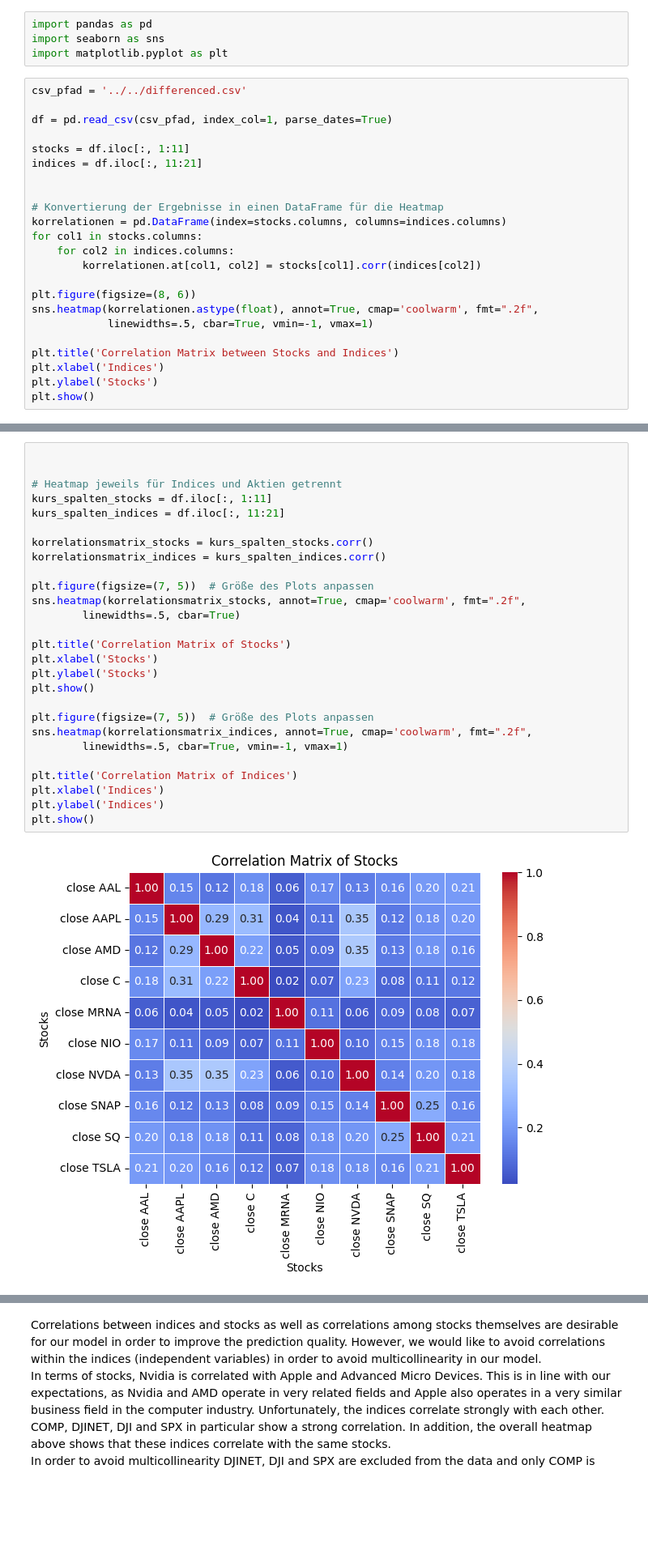
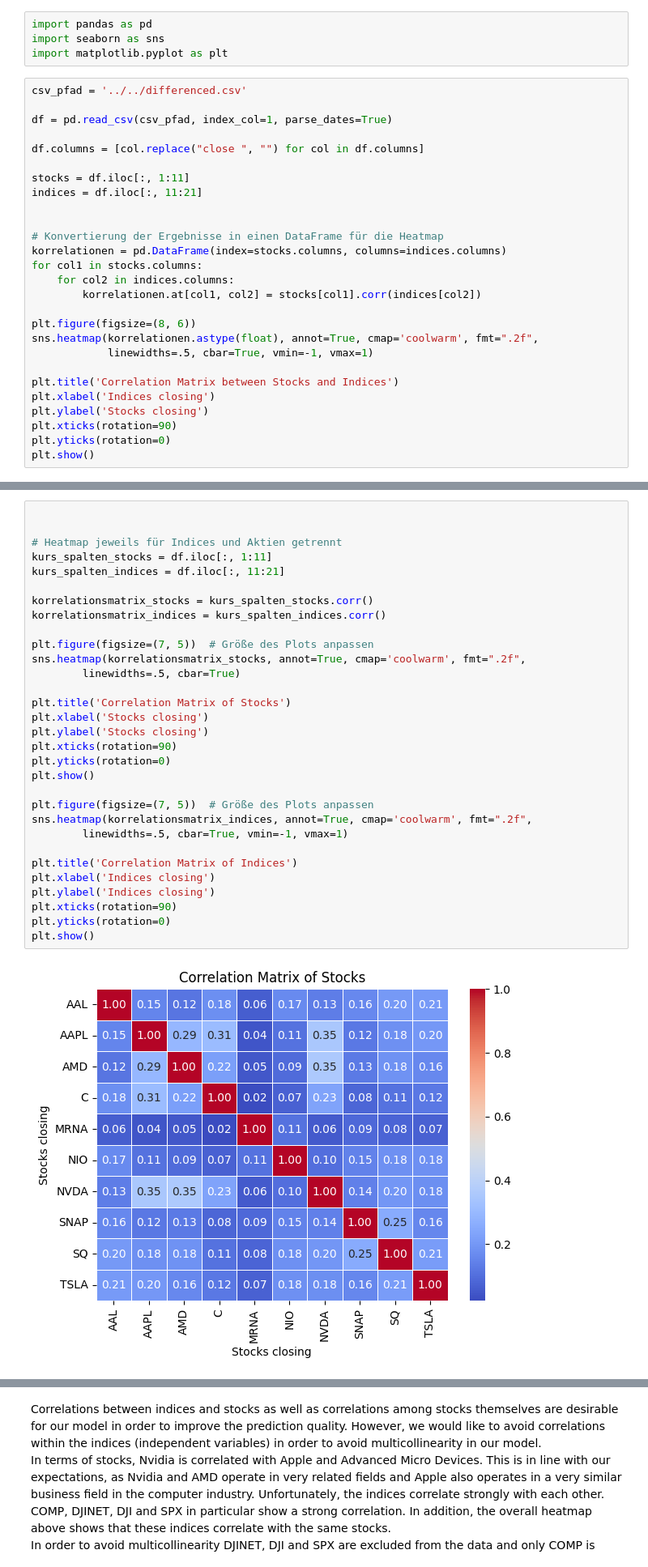
Before and after one commit to Djauschan/Deep_Learning_Projekt_FH_Wedel, a Jupyter notebook: transformer/src_transformers/preprocessing/data_analysis.ipynb, the cells around one changed output, grey strips where cells are left out. Shown at 81% size. Drawn from its saved outputs; the diff is of its cells as text; blank space fills up the shorter version.

Commit message:
Heatmap Layout

```diff
--- a/transformer/src_transformers/preprocessing/data_analysis.ipynb
+++ b/transformer/src_transformers/preprocessing/data_analysis.ipynb
@@ -12,6 +12,8 @@ import matplotlib.pyplot as plt
 csv_pfad = '../../differenced.csv'
 
 df = pd.read_csv(csv_pfad, index_col=1, parse_dates=True)
+
+df.columns = [col.replace("close ", "") for col in df.columns]
 
 stocks = df.iloc[:, 1:11]
 indices = df.iloc[:, 11:21]
@@ -28,7 +30,9 @@ sns.heatmap(korrelationen.astype(float), annot=True, cmap='coolwarm', fmt=".2f",
             linewidths=.5, cbar=True, vmin=-1, vmax=1)
 
 plt.title('Correlation Matrix between Stocks and Indices')
-plt.xlabel('Indices')
-plt.ylabel('Stocks')
+plt.xlabel('Indices closing')
+plt.ylabel('Stocks closing')
+plt.xticks(rotation=90)
+plt.yticks(rotation=0)
 plt.show()
 # %% [output]
@@ -38,29 +42,33 @@ Splitted heatmap: Indices only and stocks only for better readability
 # %%
 
 
 # Heatmap jeweils für Indices und Aktien getrennt
 kurs_spalten_stocks = df.iloc[:, 1:11]
 kurs_spalten_indices = df.iloc[:, 11:21]
 
 korrelationsmatrix_stocks = kurs_spalten_stocks.corr()
 korrelationsmatrix_indices = kurs_spalten_indices.corr()
 
 plt.figure(figsize=(7, 5))  # Größe des Plots anpassen
 sns.heatmap(korrelationsmatrix_stocks, annot=True, cmap='coolwarm', fmt=".2f",
         linewidths=.5, cbar=True)
 
 plt.title('Correlation Matrix of Stocks')
-plt.xlabel('Stocks')
-plt.ylabel('Stocks')
+plt.xlabel('Stocks closing')
+plt.ylabel('Stocks closing')
+plt.xticks(rotation=90)
+plt.yticks(rotation=0)
 plt.show()
 
 plt.figure(figsize=(7, 5))  # Größe des Plots anpassen
 sns.heatmap(korrelationsmatrix_indices, annot=True, cmap='coolwarm', fmt=".2f",
         linewidths=.5, cbar=True, vmin=-1, vmax=1)
 
 plt.title('Correlation Matrix of Indices')
-plt.xlabel('Indices')
-plt.ylabel('Indices')
+plt.xlabel('Indices closing')
+plt.ylabel('Indices closing')
+plt.xticks(rotation=90)
+plt.yticks(rotation=0)
 plt.show()
 # %% [output]
-[figure, old version]
+[figure, new version]
```
Also changed, not shown: parts of 4 cells of this notebook.
